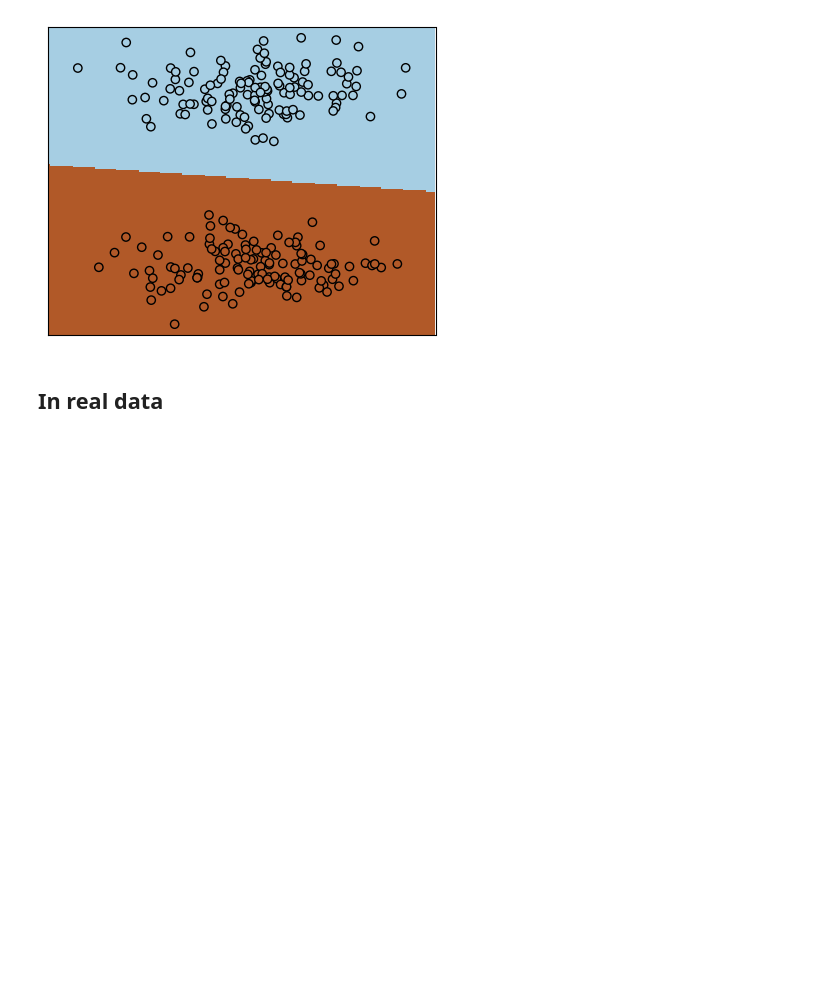
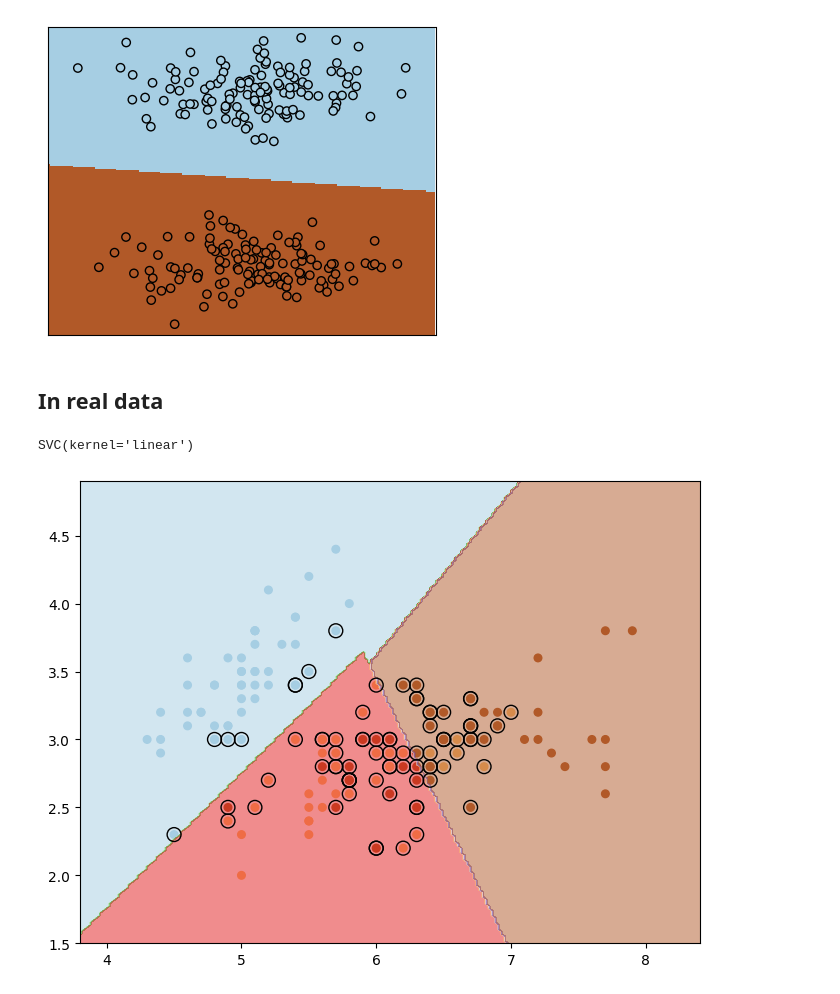
Before and after one commit to yustinbarnet/machine_learning, a Jupyter notebook: Sem_03/SVM.ipynb, the cells around one changed output. Cells and saved outputs as stored; diff of their text form; code cells hidden in the pictures; blank space fills up the shorter version.

```diff
--- a/Sem_03/SVM.ipynb
+++ b/Sem_03/SVM.ipynb
@@ -91,10 +91,12 @@ from sklearn import svm
 from sklearn.datasets import load_iris
 # %%
 # import some data to play with
-iris = _
-X = _   # Pick 2 features
-Y = _
+iris = load_iris()
+X = iris.data[:, :2]  # Pick 2 features
+Y = iris.target
 # %%
 # Create an instance of SVM and fit the data.
-clf = _
-clf.fit( _ , _ )
+clf = svm.SVC(kernel='linear')
+clf.fit(X, Y)
+# %% [output]
+SVC(kernel='linear')
@@ -103,0 +103,27 @@ _
+# %%
+# Plot decision boundaries
+
+# Create a grid to plot decision boundaries
+h_min, h_max = X[:, 0].min() - 0.5, X[:, 0].max() + 0.5
+v_min, v_max = X[:, 1].min() - 0.5, X[:, 1].max() + 0.5
+h_grid, v_grid = np.meshgrid(np.linspace(h_min, h_max, 200), np.linspace(v_min, v_max, 200))
+
+# Predict the values of the grid
+pred_grid = clf.predict(np.c_[h_grid.ravel(), v_grid.ravel()])  # Use predict instead of decision_function
+pred_grid = pred_grid.reshape(h_grid.shape)
+
+# Plot decision boundaries and margins
+_, ax = plt.subplots(figsize=(8, 6))
+ax.scatter(X[:, 0], X[:, 1], c=Y, s=30, cmap='Paired')
+
+# Plot decision boundary
+contour = ax.contourf(h_grid, v_grid, pred_grid, alpha=0.5, cmap='Paired')
+
+# Plot support vectors
+ax.scatter(clf.support_vectors_[:, 0], clf.support_vectors_[:, 1], s=100,
+           linewidth=1, facecolors='none', edgecolors='k')
+
+
+plt.show()
+# %% [output]
+[figure, added]
```
Also changed, not shown: parts of 1 cell of this notebook.
